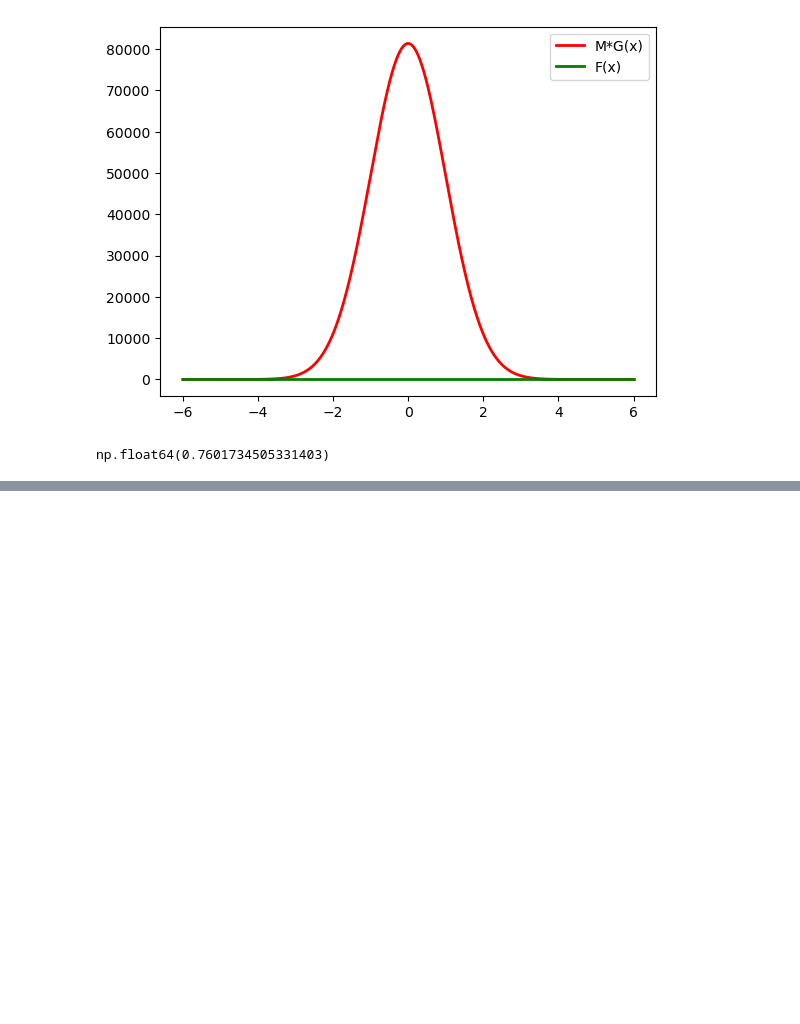
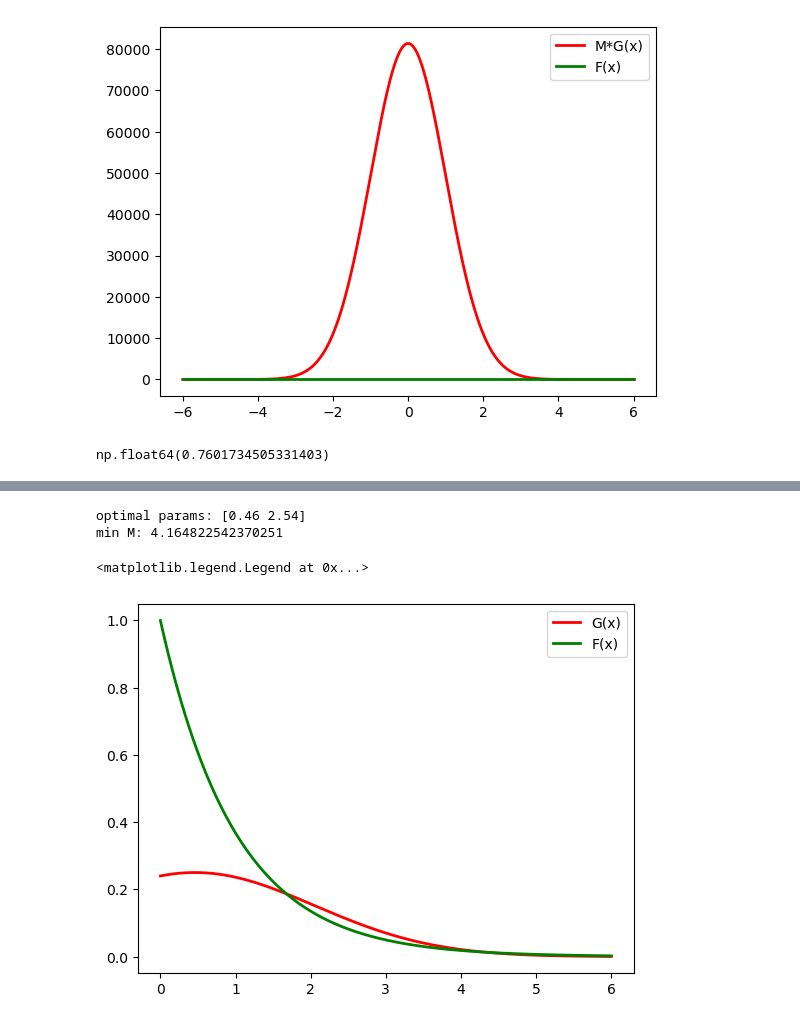
Before and after one commit to aayrapet/MC_simulations, a Jupyter notebook: main.ipynb, the cells around one changed output, grey strips where cells are left out. Cells and saved outputs as stored; diff of their text form; code cells hidden in the pictures; blank space fills up the shorter version.

```diff
--- a/main.ipynb
+++ b/main.ipynb
@@ -493,14 +218,14 @@ def f(x):
 mu=np.sqrt(3)
 sigma2=1.0
 # Proposal distribution: Normal N(sqrt3,1)
-def g(x):
+def g(x,mu,sigma2):
     return np.exp(-(x-mu)**2 /(2*sigma2)) / np.sqrt(2 * np.pi*sigma2)
 
 
 #set our event space w
 x_vals = np.linspace(0, 6, 1000)
 #g is pdf so you can use this notation
-pdf_g=g(x_vals)
+pdf_g=g(x_vals,mu,sigma2)
 
 plt.plot(x_vals, pdf_g, 'r-', lw=2,label="G(x)")  # Add label for legend
 #
@@ -534,7 +259,7 @@ while len(samples) < 10000:
     if S<=1:  # x sampled from normal using rejection and box muller , equivalently you can do this : # x=np.random.normal(0,1,1)[0].item() just with library
         x=V1*np.sqrt(-2 * np.log(S)/S)
         x=x+mu
-        if U<=f(x)/(M*g(x)):  # Accept-reject algo
+        if U<=f(x)/(M*g(x,mu,sigma2)):  # Accept-reject algo
            samples.append(x)
 # %%
 #plot accepted samples with f(x_vals)
@@ -768,0 +443,47 @@ next, optimise for parameters to minimise M
+# %%
+def f(x,lam):
+    return lam*np.exp(-lam*x)
+lam=1
+
+
+def g(x,mu,sigma2):
+    return np.exp(-(x-mu)**2 /(2*sigma2)) / np.sqrt(2 * np.pi*sigma2)
+
+# Define the function M as the maximum of the ratio f(x)/g(x,teta)
+
+def M( params,support_x, f_pdf):
+    pdf_g = g(support_x, *params)#UNPACK params which are init_params FROM BELOW
+    ratio = f_pdf / pdf_g
+    return np.max(ratio)
+
+number_observations = 1000
+support = (0, 6)
+support_x = np.linspace(support[0], support[1], number_observations)
+f_pdf = f(support_x,lam)
+
+# Initial guess for [mu, sigma2] AS N(0,1)
+init_params = [0, 1]
+# Use  a derivative-free method (Nelder-Mead)
+result = minimize(M, x0=init_params, args=(support_x, f_pdf),
+                  method='Nelder-Mead', options={'disp': False})
+
+print("optimal params:",np.round(result.x,2))
+print("min M:",result.fun)
+
+mu=0.46
+sigma2=2.54
+
+#g is pdf so you can use this notation
+pdf_g= g(support_x,mu,sigma2)
+
+
+
+plt.plot(support_x, pdf_g, 'r-', lw=2,label="G(x)")  # Add label for legend
+#
+plt.plot(support_x, f_pdf, 'g-', lw=2,label="F(x)")
+plt.legend()
+# %% [output]
+optimal params: [0.46 2.54]
+min M: 4.164822542370251
+<matplotlib.legend.Legend at 0x...>
+[figure, added]
```
Also changed, not shown: parts of 51 cells of this notebook, 1 other file.
